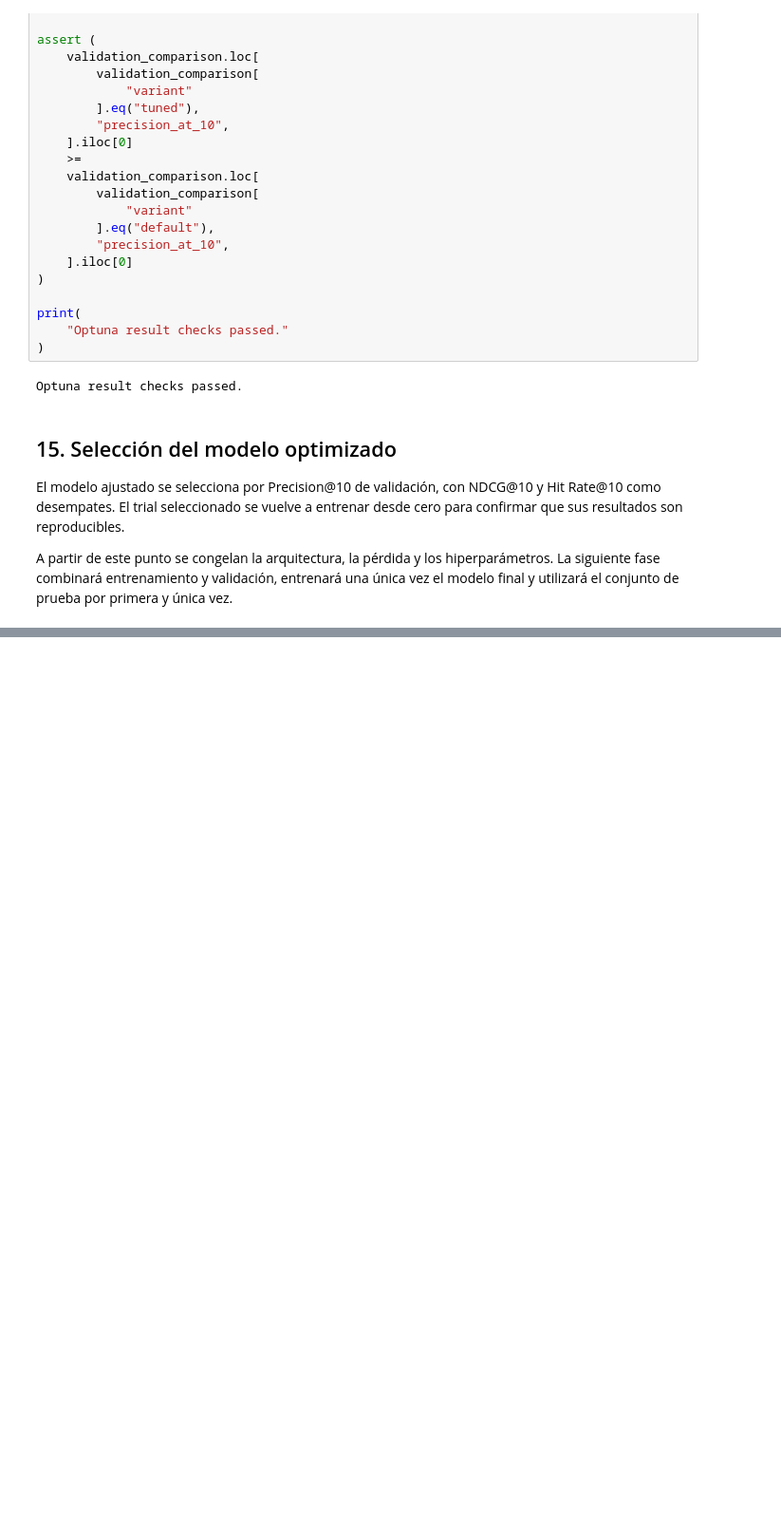
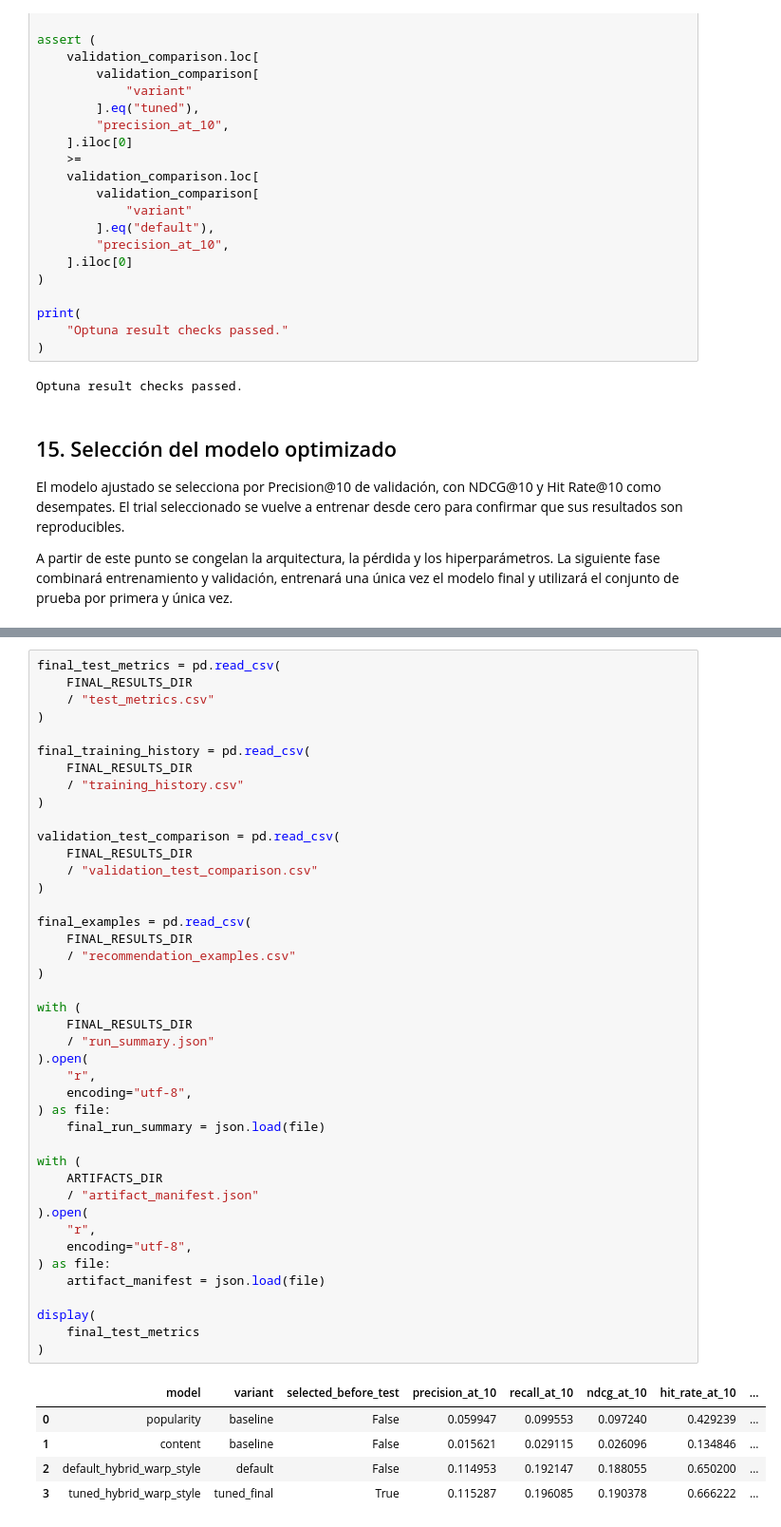
Before and after one commit to fedesaroka/analisis-predictivo-avanzado, a Jupyter notebook: notebooks/TP2_sistema_recomendacion_anime.ipynb, the cells around one changed output, grey strips where cells are left out. Shown at 95% size. Cells and saved outputs as stored; diff of their text form; blank space fills up the shorter version.

```diff
--- a/notebooks/TP2_sistema_recomendacion_anime.ipynb
+++ b/notebooks/TP2_sistema_recomendacion_anime.ipynb
@@ -1554,0 +1611,48 @@ A partir de este punto se congelan la arquitectura, la pérdida y los hiperpará
+# %%
+final_test_metrics = pd.read_csv(
+    FINAL_RESULTS_DIR
+    / "test_metrics.csv"
+)
+
+final_training_history = pd.read_csv(
+    FINAL_RESULTS_DIR
+    / "training_history.csv"
+)
+
+validation_test_comparison = pd.read_csv(
+    FINAL_RESULTS_DIR
+    / "validation_test_comparison.csv"
+)
+
+final_examples = pd.read_csv(
+    FINAL_RESULTS_DIR
+    / "recommendation_examples.csv"
+)
+
+with (
+    FINAL_RESULTS_DIR
+    / "run_summary.json"
+).open(
+    "r",
+    encoding="utf-8",
+) as file:
+    final_run_summary = json.load(file)
+
+with (
+    ARTIFACTS_DIR
+    / "artifact_manifest.json"
+).open(
+    "r",
+    encoding="utf-8",
+) as file:
+    artifact_manifest = json.load(file)
+
+display(
+    final_test_metrics
+)
+# %% [output]
+|  | model | variant | selected_before_test | precision_at_10 | recall_at_10 | ndcg_at_10 | hit_rate_at_10 | ... |
+| 0 | popularity | baseline | False | 0.059947 | 0.099553 | 0.097240 | 0.429239 | ... |
+| 1 | content | baseline | False | 0.015621 | 0.029115 | 0.026096 | 0.134846 | ... |
+| 2 | default_hybrid_warp_style | default | False | 0.114953 | 0.192147 | 0.188055 | 0.650200 | ... |
+| 3 | tuned_hybrid_warp_style | tuned_final | True | 0.115287 | 0.196085 | 0.190378 | 0.666222 | ... |
```
Also changed, not shown: parts of 10 cells of this notebook, 23 other files.
